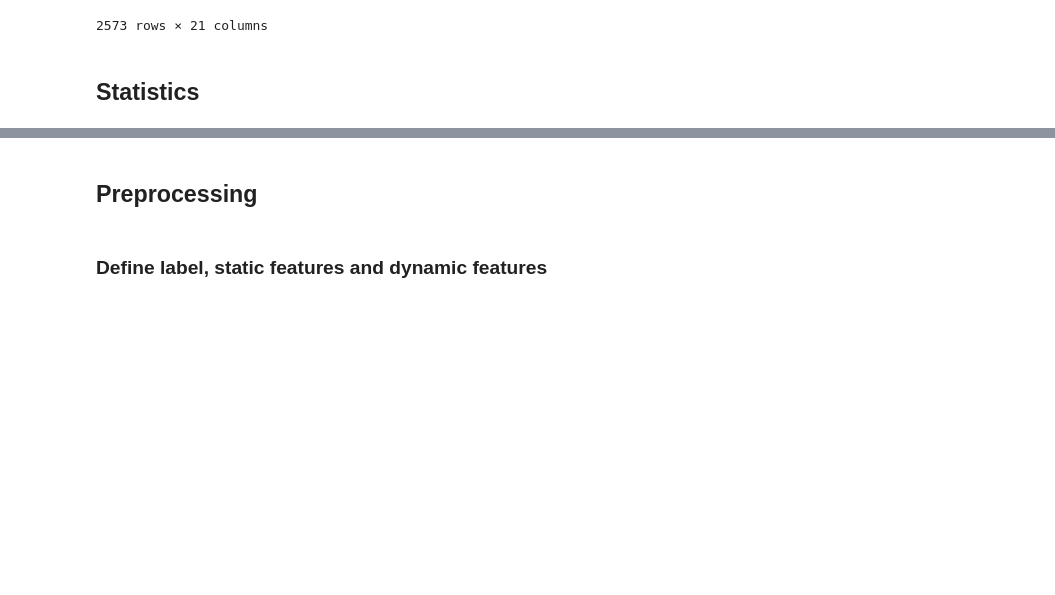
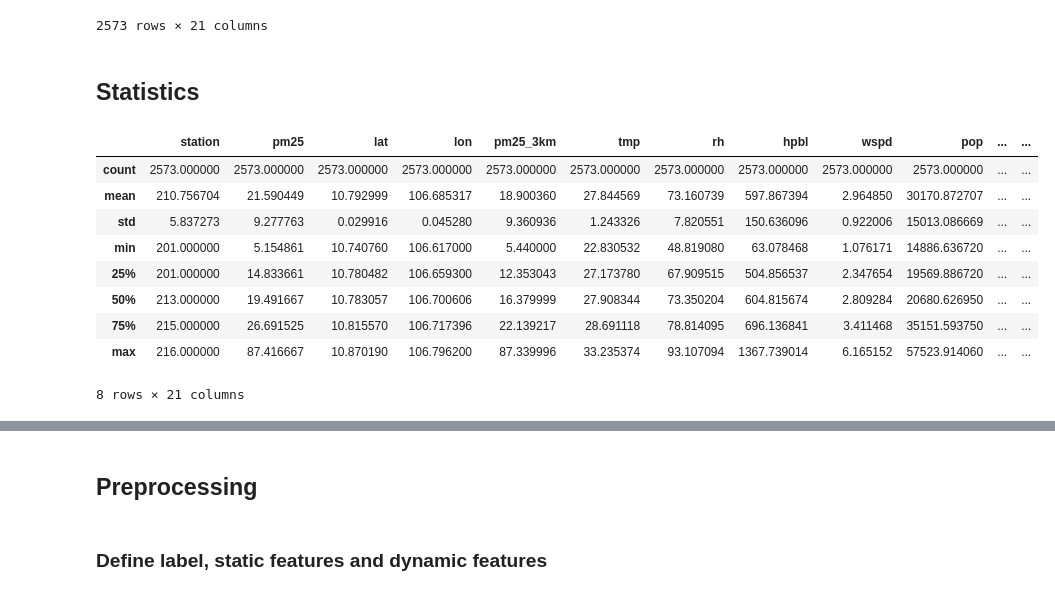
Before and after one commit to tphiepbk/air_quality_index_project, a Jupyter notebook: 1.5_matching_data_2021_2022_seasonal_analysis.ipynb, the cells around one changed output, grey strips where cells are left out. Cells and saved outputs as stored; diff of their text form; code cells hidden in the pictures; blank space fills up the shorter version.

Commit message:
Update the seasonal analysis for matching data

```diff
--- a/1.5_matching_data_2021_2022_seasonal_analysis.ipynb
+++ b/1.5_matching_data_2021_2022_seasonal_analysis.ipynb
@@ -135,0 +86,3 @@ cleanDir(conf["workspace"]["best_reduced_data"])
+# %%
+conf = ConfigurationReader("/le_thanh_van_118/workspace/hiep_workspace/air_quality_index_project/model_params.json").data
+print(conf)
@@ -298,7 +253,18 @@ df_aod_raw.to_csv('df_aod_raw.csv', index=True)
 ## Statistics
 # %%
 df_aod_stat = df_aod_raw.describe()
-df_aod_stat.to_csv(f'{conf["workspace"]["data_statistic_dir"]}/df_aod_stat.csv')
+df_aod_stat
+# %% [output]
+|  | station | pm25 | lat | lon | pm25_3km | tmp | rh | hpbl | wspd | pop | ... | ... |
+| count | 2573.000000 | 2573.000000 | 2573.000000 | 2573.000000 | 2573.000000 | 2573.000000 | 2573.000000 | 2573.000000 | 2573.000000 | 2573.000000 | ... | ... |
+| mean | 210.756704 | 21.590449 | 10.792999 | 106.685317 | 18.900360 | 27.844569 | 73.160739 | 597.867394 | 2.964850 | 30170.872707 | ... | ... |
+| std | 5.837273 | 9.277763 | 0.029916 | 0.045280 | 9.360936 | 1.243326 | 7.820551 | 150.636096 | 0.922006 | 15013.086669 | ... | ... |
+| min | 201.000000 | 5.154861 | 10.740760 | 106.617000 | 5.440000 | 22.830532 | 48.819080 | 63.078468 | 1.076171 | 14886.636720 | ... | ... |
+| 25% | 201.000000 | 14.833661 | 10.780482 | 106.659300 | 12.353043 | 27.173780 | 67.909515 | 504.856537 | 2.347654 | 19569.886720 | ... | ... |
+| 50% | 213.000000 | 19.491667 | 10.783057 | 106.700606 | 16.379999 | 27.908344 | 73.350204 | 604.815674 | 2.809284 | 20680.626950 | ... | ... |
+| 75% | 215.000000 | 26.691525 | 10.815570 | 106.717396 | 22.139217 | 28.691118 | 78.814095 | 696.136841 | 3.411468 | 35151.593750 | ... | ... |
+| max | 216.000000 | 87.416667 | 10.870190 | 106.796200 | 87.339996 | 33.235374 | 93.107094 | 1367.739014 | 6.165152 | 57523.914060 | ... | ... |
+8 rows × 21 columns
 # %%
 df_aod_raw.isnull().sum()
 # %% [output]
```
Also changed, not shown: parts of 10 cells of this notebook.
